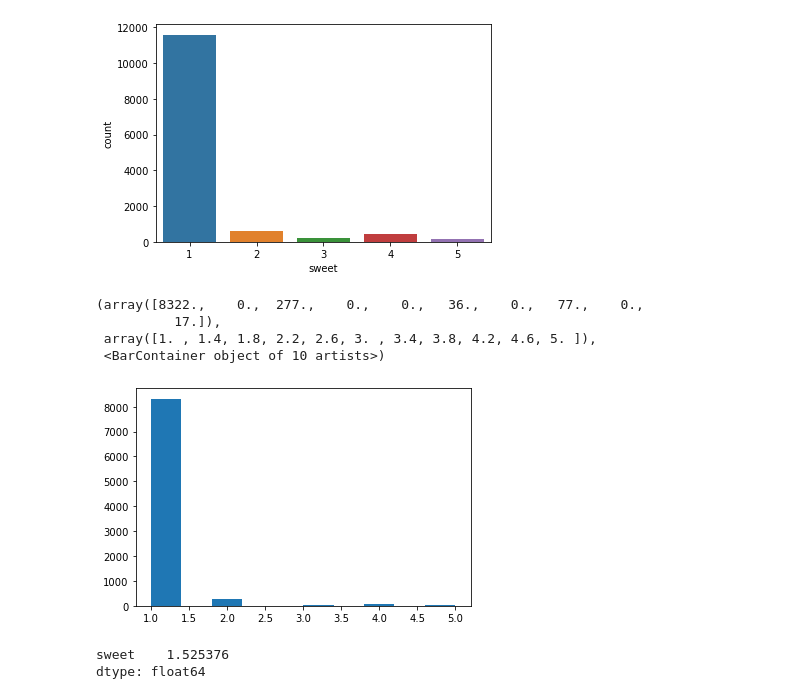
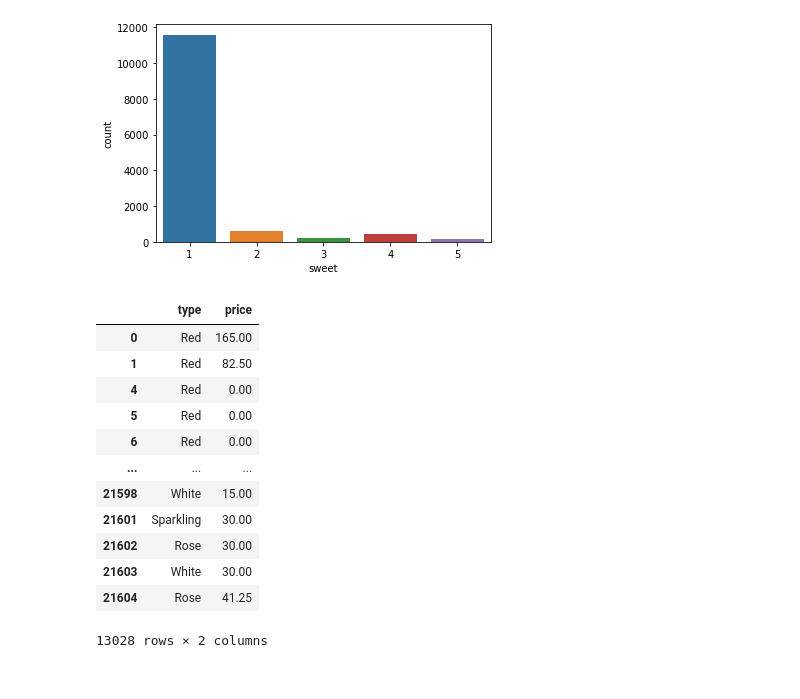
Before and after one commit to Marta-uzcanga/mid_bootcamp_lab, a Jupyter notebook: files for project/Model_and_hyp_testing.ipynb, the cells around one changed output. Drawn from its saved outputs; the diff is of its cells as text; code cells hidden in the pictures.

```diff
--- a/files for project/Model_and_hyp_testing.ipynb
+++ b/files for project/Model_and_hyp_testing.ipynb
@@ -857,14 +854,0 @@ Name: sweet, dtype: int64
-# %%
-import matplotlib.pyplot as plt
-plt.hist(df2[df2.type == 1][['sweet']])
-# %% [output]
-(array([8322.,    0.,  277.,    0.,    0.,   36.,    0.,   77.,    0.,
-          17.]),
- array([1. , 1.4, 1.8, 2.2, 2.6, 3. , 3.4, 3.8, 4.2, 4.6, 5. ]),
- <BarContainer object of 10 artists>)
-[figure, removed]
-# %%
-df2[df2.type == 2][['sweet']].mean()
-# %% [output]
-sweet    1.525376
-dtype: float64
@@ -870,0 +857,17 @@ dtype: float64
+# %%
+type_price = df2[['type','price']]
+display(type_price)
+# %% [output]
+|  | type | price |
+| 0 | Red | 165.00 |
+| 1 | Red | 82.50 |
+| 4 | Red | 0.00 |
+| 5 | Red | 0.00 |
+| 6 | Red | 0.00 |
+| ... | ... | ... |
+| 21598 | White | 15.00 |
+| 21601 | Sparkling | 30.00 |
+| 21602 | Rose | 30.00 |
+| 21603 | White | 30.00 |
+| 21604 | Rose | 41.25 |
+13028 rows × 2 columns
```
Also changed, not shown: parts of 17 cells of this notebook.
